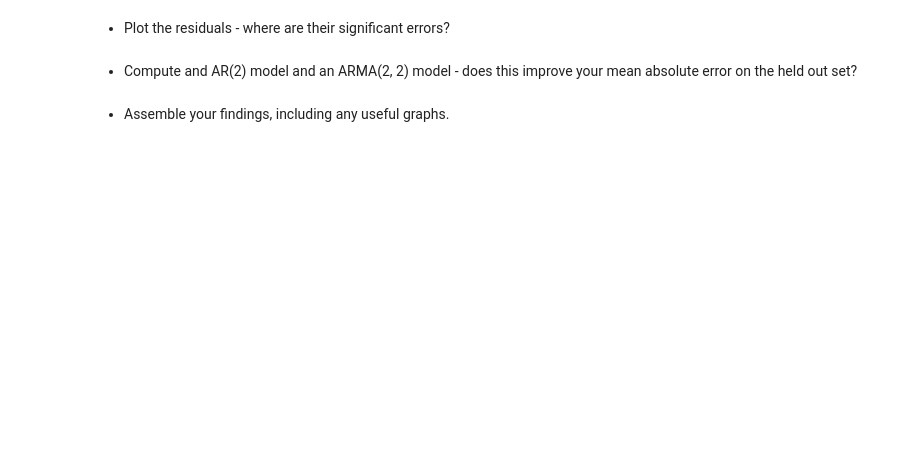
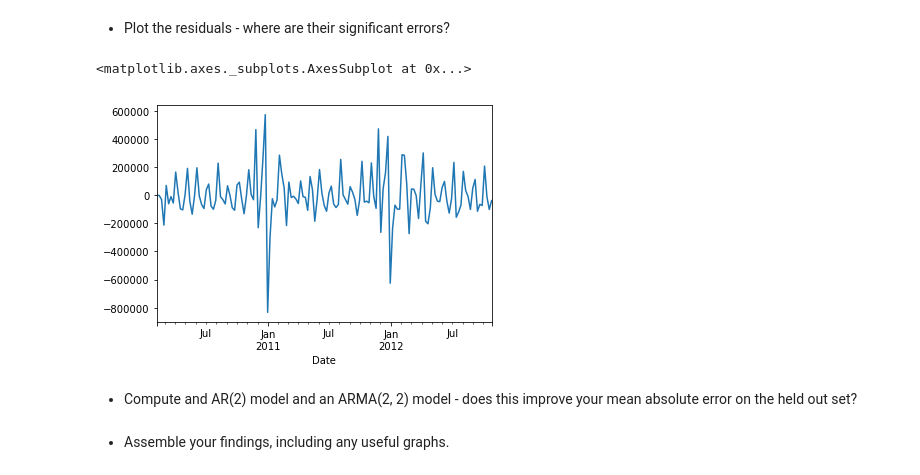
Before and after one commit to matthewbrems/old, a Jupyter notebook: curriculum/09-week/9.06-arma-lab/9.06-arma-lab-jd.ipynb, the cells around one changed output. Saved outputs shown, nothing was run; the diff lists cells and outputs as text; code cells hidden in the pictures; blank space fills up the shorter version.

```diff
--- a/curriculum/09-week/9.06-arma-lab/9.06-arma-lab-jd.ipynb
+++ b/curriculum/09-week/9.06-arma-lab/9.06-arma-lab-jd.ipynb
@@ -132,5 +163,10 @@ Roots -2.6803 +0.0000j 2.6803 0.5000
 # %% [markdown]
 - Plot the residuals - where are their significant errors?
+# %%
+model.resid.plot()
+# %% [output]
+<matplotlib.axes._subplots.AxesSubplot at 0x...>
+[figure, added]
 # %% [markdown]
 - Compute and AR(2) model and an ARMA(2, 2) model - does this improve your mean absolute error on the held out set?
 # %% [markdown]
```
Also changed, not shown: parts of 7 cells of this notebook, 22 other files.
